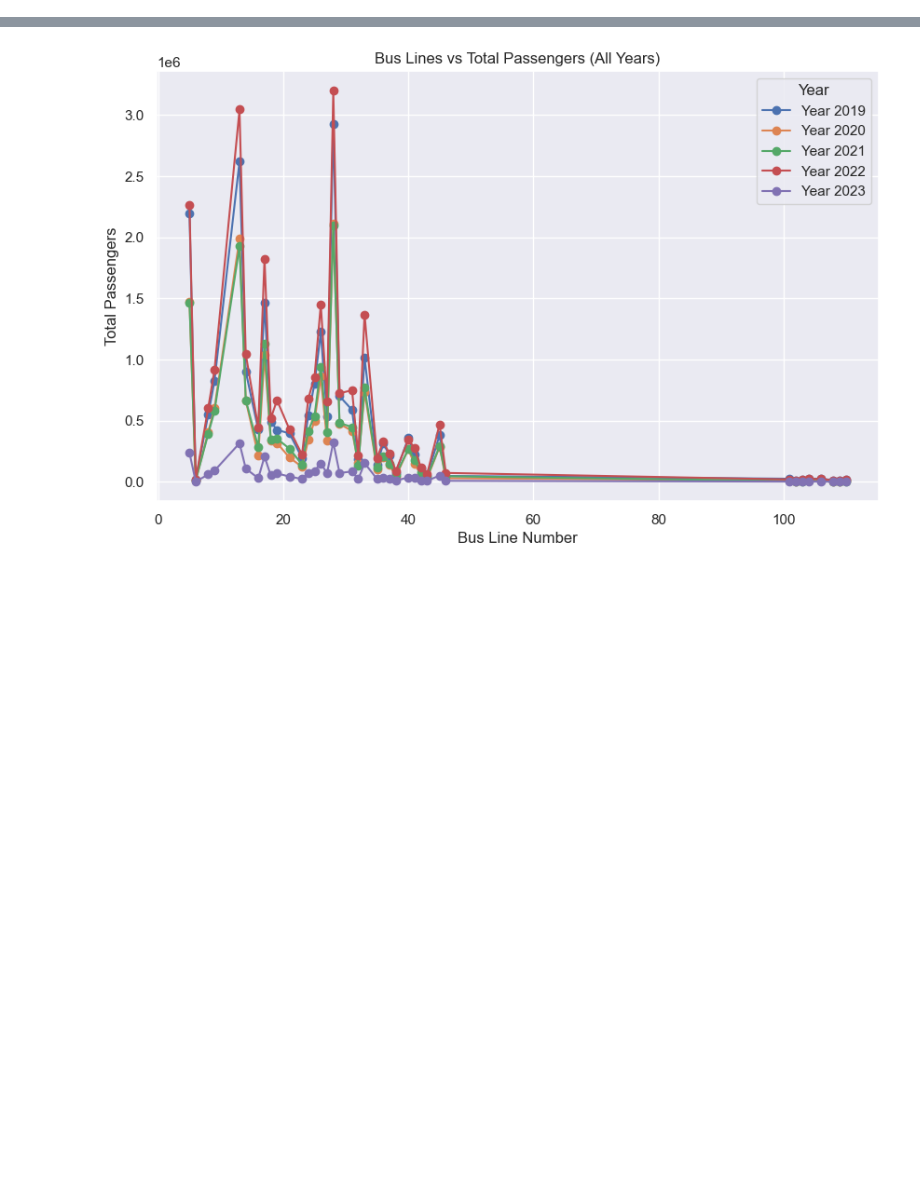
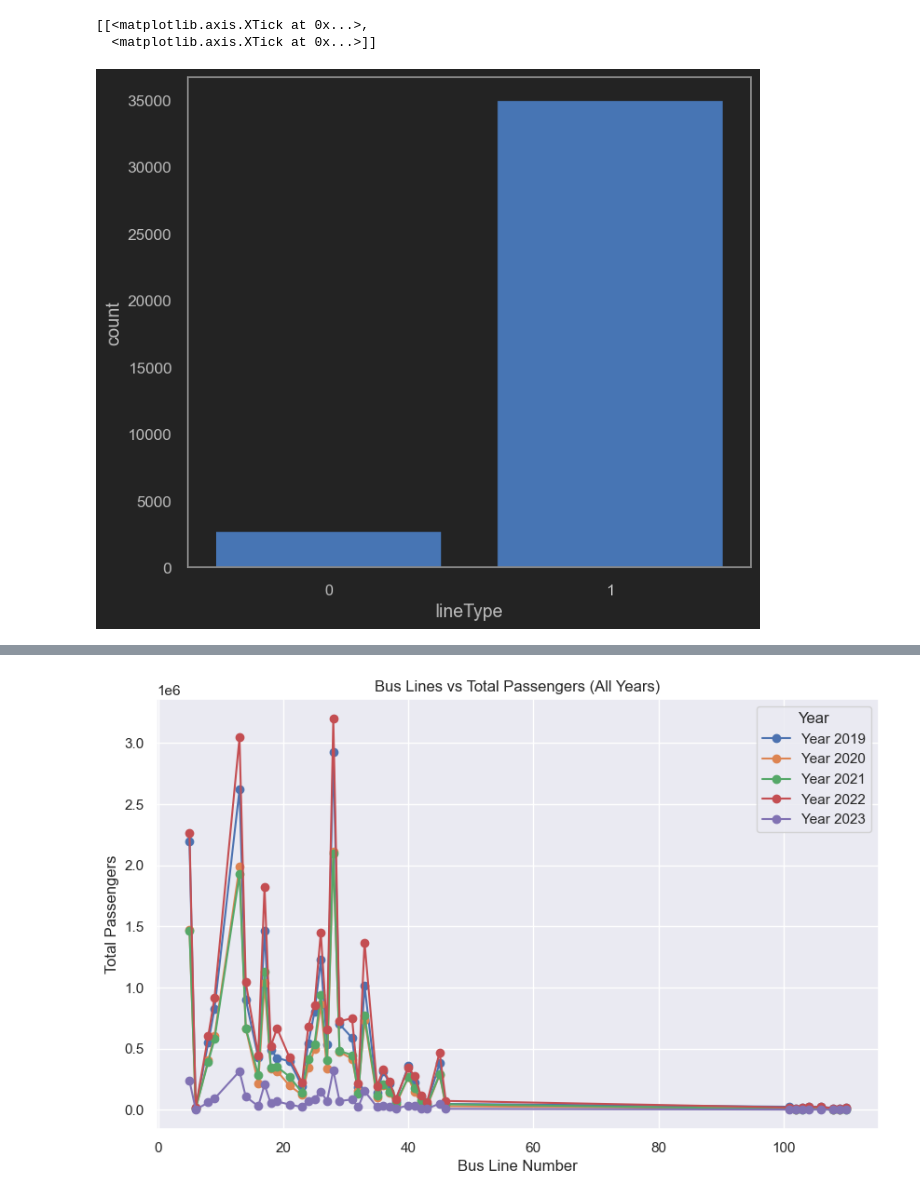
Before and after one commit to yann200/Projet-Prediction-Affluence-ligne-de-Bus, a Jupyter notebook: main.ipynb, the cells around one changed output, grey strips where cells are left out. Drawn from its saved outputs; the diff is of its cells as text; code cells hidden in the pictures; blank space fills up the shorter version.

```diff
--- a/main.ipynb
+++ b/main.ipynb
@@ -5,20 +144,0 @@
-# %%
-import pandas as pd
-from datetime import datetime, timedelta
-import numpy as np
-import matplotlib.pyplot as plt
-import seaborn as sns
-from vacances_scolaires_france import SchoolHolidayDates
-import holidays
-from dateutil.easter import easter
-import calendar
-import datetime
-
-%matplotlib inline
-
-# some settings for graphics
-sns.set_style("dark")
-sns.set(rc={'figure.figsize':(12,4)})
-
-# use this value where it is possible to indicate the random state
-RANDOM_STATE = 42
@@ -52,0 +145,7 @@ len(passagers_df["weather"].unique())
+# %%
+
+sns.countplot(x=passagers_df["lineType"]).set(xticks=[0,1])
+# %% [output]
+[[<matplotlib.axis.XTick at 0x...>,
+  <matplotlib.axis.XTick at 0x...>]]
+[figure, added]
```
Also changed, not shown: parts of 110 cells of this notebook.
